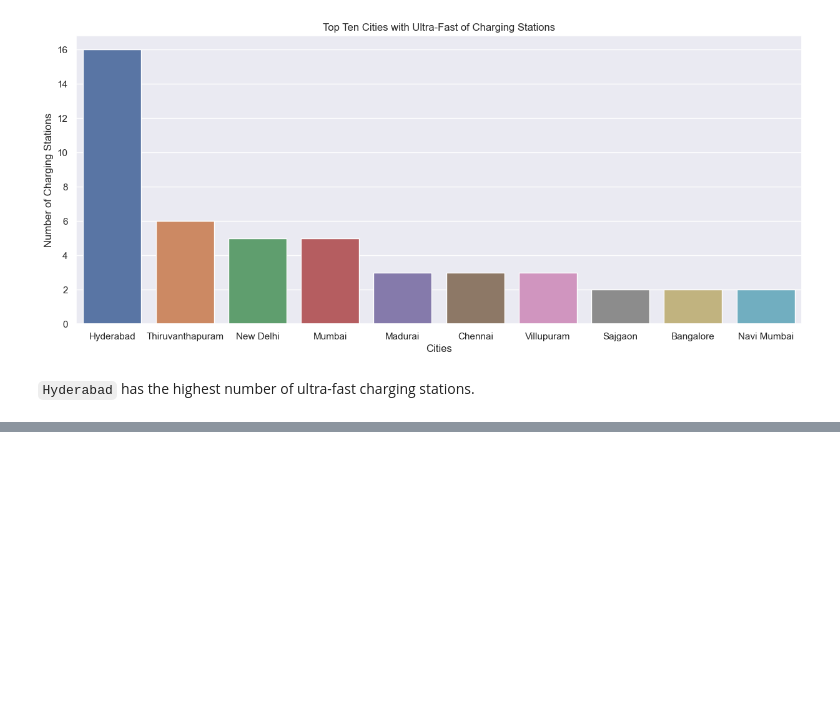
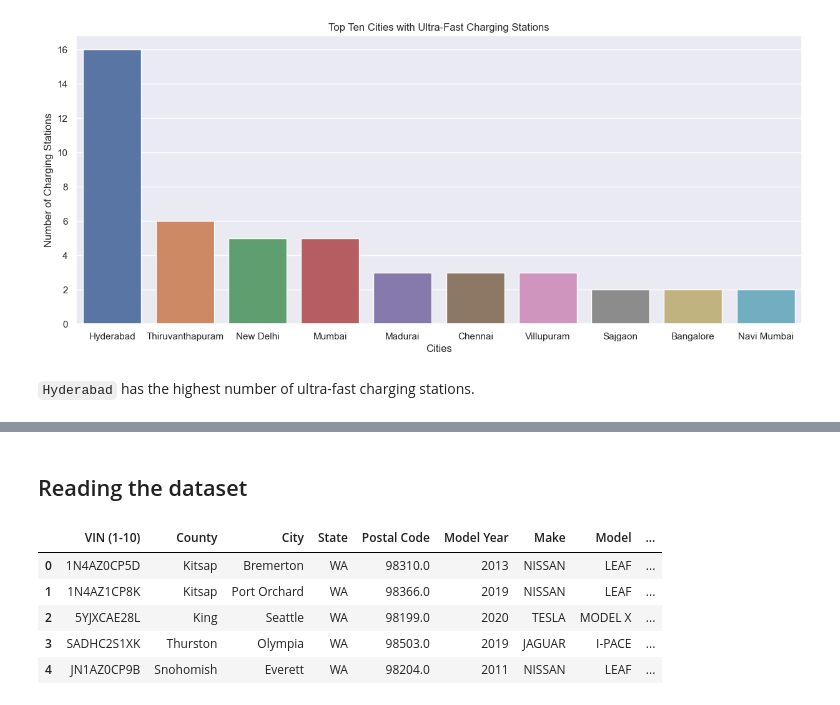
Before and after one commit to KratikMehta/EV-Market-Segmentation-in-India, a Jupyter notebook: Market_Segmentation.ipynb, the cells around one changed output, grey strips where cells are left out. Saved outputs shown, nothing was run; the diff lists cells and outputs as text; code cells hidden in the pictures; blank space fills up the shorter version.

```diff
--- a/Market_Segmentation.ipynb
+++ b/Market_Segmentation.ipynb
@@ -281,0 +353,13 @@ plt.ylabel("Number of Charging Stations");
+# %% [markdown]
+## Reading the dataset
+# %%
+# Reading the ev population dataset
+population_df = pd.read_csv("datasets/Electric_Vehicle_Population_Data.csv")
+population_df.head()
+# %% [output]
+|  | VIN (1-10) | County | City | State | Postal Code | Model Year | Make | Model | ... |
+| 0 | 1N4AZ0CP5D | Kitsap | Bremerton | WA | 98310.0 | 2013 | NISSAN | LEAF | ... |
+| 1 | 1N4AZ1CP8K | Kitsap | Port Orchard | WA | 98366.0 | 2019 | NISSAN | LEAF | ... |
+| 2 | 5YJXCAE28L | King | Seattle | WA | 98199.0 | 2020 | TESLA | MODEL X | ... |
+| 3 | SADHC2S1XK | Thurston | Olympia | WA | 98503.0 | 2019 | JAGUAR | I-PACE | ... |
+| 4 | JN1AZ0CP9B | Snohomish | Everett | WA | 98204.0 | 2011 | NISSAN | LEAF | ... |
```
Also changed, not shown: parts of 15 cells of this notebook, 2 other files.
